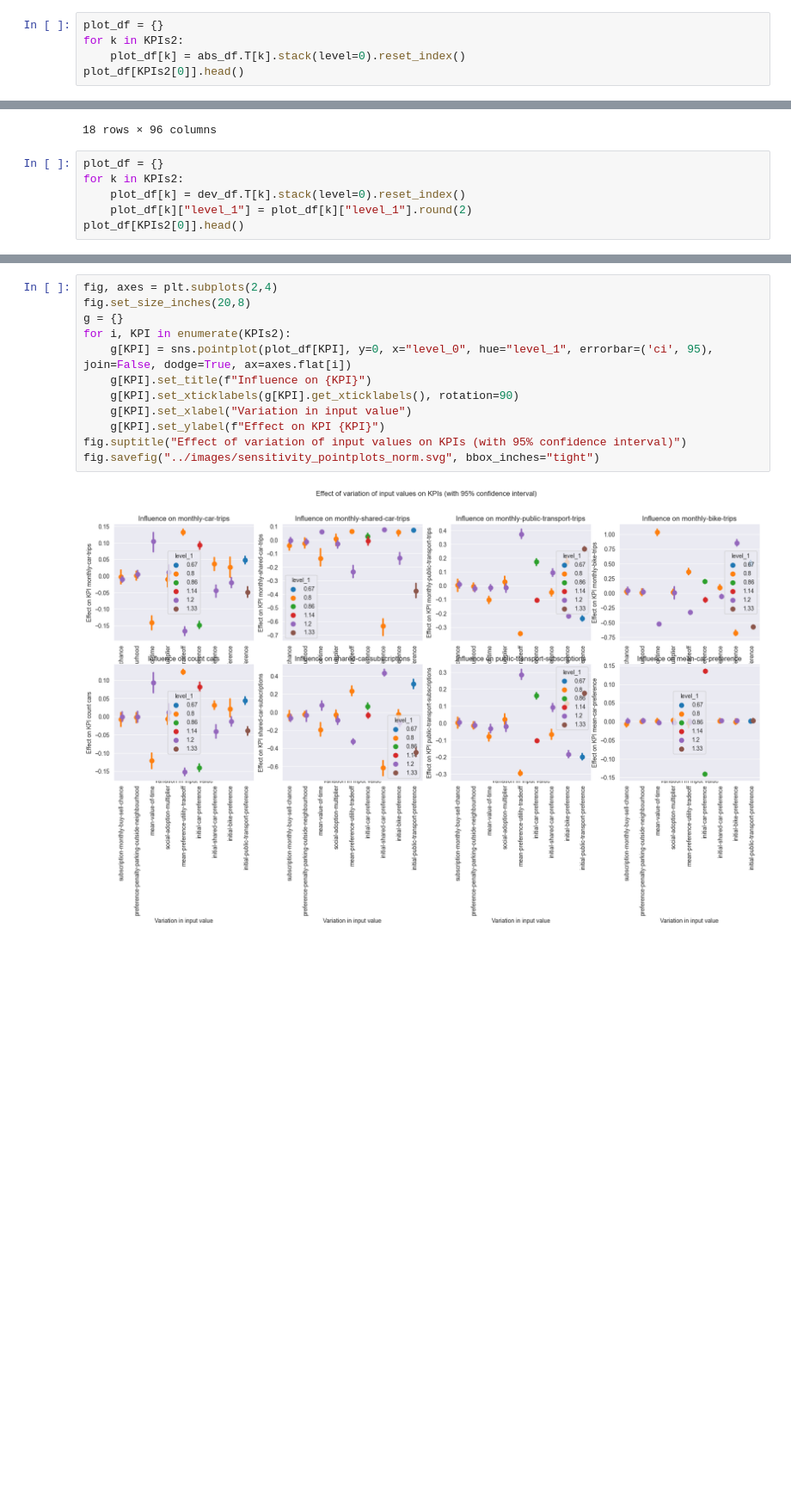
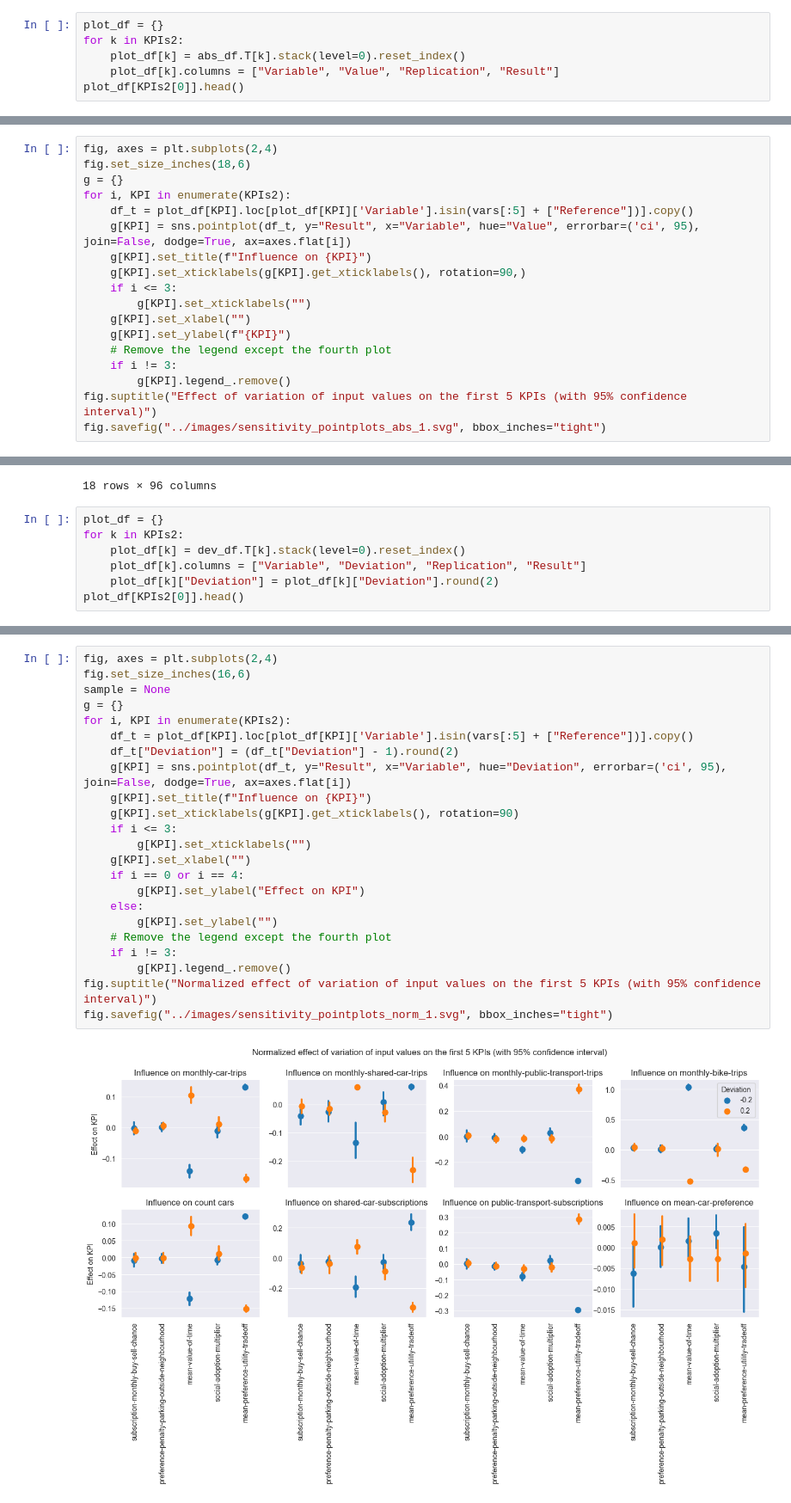
Before and after one commit to EwoutH/SEN9120-ABC, a Jupyter notebook: notebooks/process_sensitivity.ipynb, the cells around one changed output, grey strips where cells are left out. Shown: that part at 86% size. Cells and saved outputs as stored; diff of their text form; blank space fills up the shorter version.

```diff
--- a/notebooks/process_sensitivity.ipynb
+++ b/notebooks/process_sensitivity.ipynb
@@ -120,5 +120,6 @@ KPIs2 = [k for k in KPIs if k not in KPIs_to_drop]
 plot_df = {}
 for k in KPIs2:
     plot_df[k] = abs_df.T[k].stack(level=0).reset_index()
+    plot_df[k].columns = ["Variable", "Value", "Replication", "Result"]
 plot_df[KPIs2[0]].head()
 # %% [output]
@@ -128,3 +129,21 @@ plot_df[KPIs2[0]].head()
 | 2 | Reference | Reference | 2 | 44466.0 |
 | 3 | Reference | Reference | 3 | 43631.0 |
 | 4 | Reference | Reference | 4 | 45013.0 |
+# %%
+fig, axes = plt.subplots(2,4)
+fig.set_size_inches(18,6)
+g = {}
+for i, KPI in enumerate(KPIs2):
+    df_t = plot_df[KPI].loc[plot_df[KPI]['Variable'].isin(vars[:5] + ["Reference"])].copy()
+    g[KPI] = sns.pointplot(df_t, y="Result", x="Variable", hue="Value", errorbar=('ci', 95), join=False, dodge=True, ax=axes.flat[i])
+    g[KPI].set_title(f"Influence on {KPI}")
+    g[KPI].set_xticklabels(g[KPI].get_xticklabels(), rotation=90,)
+    if i <= 3:
+        g[KPI].set_xticklabels("")
+    g[KPI].set_xlabel("")
+    g[KPI].set_ylabel(f"{KPI}")
+    # Remove the legend except the fourth plot
+    if i != 3:
+        g[KPI].legend_.remove()
+fig.suptitle("Effect of variation of input values on the first 5 KPIs (with 95% confidence interval)")
+fig.savefig("../images/sensitivity_pointplots_abs_1.svg", bbox_inches="tight")
@@ -185,6 +212,7 @@ dev_df.T
 plot_df = {}
 for k in KPIs2:
     plot_df[k] = dev_df.T[k].stack(level=0).reset_index()
-    plot_df[k]["level_1"] = plot_df[k]["level_1"].round(2)
+    plot_df[k].columns = ["Variable", "Deviation", "Replication", "Result"]
+    plot_df[k]["Deviation"] = plot_df[k]["Deviation"].round(2)
 plot_df[KPIs2[0]].head()
 # %% [output]
@@ -196,15 +224,26 @@ plot_df[KPIs2[0]].head()
 | 4 | subscription-monthly-buy-sell-chance | 0.8 | 4 | -0.039959 |
 # %%
 fig, axes = plt.subplots(2,4)
-fig.set_size_inches(20,8)
+fig.set_size_inches(16,6)
+sample = None
 g = {}
 for i, KPI in enumerate(KPIs2):
-    g[KPI] = sns.pointplot(plot_df[KPI], y=0, x="level_0", hue="level_1", errorbar=('ci', 95), join=False, dodge=True, ax=axes.flat[i])
+    df_t = plot_df[KPI].loc[plot_df[KPI]['Variable'].isin(vars[:5] + ["Reference"])].copy()
+    df_t["Deviation"] = (df_t["Deviation"] - 1).round(2)
+    g[KPI] = sns.pointplot(df_t, y="Result", x="Variable", hue="Deviation", errorbar=('ci', 95), join=False, dodge=True, ax=axes.flat[i])
     g[KPI].set_title(f"Influence on {KPI}")
     g[KPI].set_xticklabels(g[KPI].get_xticklabels(), rotation=90)
-    g[KPI].set_xlabel("Variation in input value")
-    g[KPI].set_ylabel(f"Effect on KPI {KPI}")
-fig.suptitle("Effect of variation of input values on KPIs (with 95% confidence interval)")
-fig.savefig("../images/sensitivity_pointplots_norm.svg", bbox_inches="tight")
+    if i <= 3:
+        g[KPI].set_xticklabels("")
+    g[KPI].set_xlabel("")
+    if i == 0 or i == 4:
+        g[KPI].set_ylabel("Effect on KPI")
+    else:
+        g[KPI].set_ylabel("")
+    # Remove the legend except the fourth plot
+    if i != 3:
+        g[KPI].legend_.remove()
+fig.suptitle("Normalized effect of variation of input values on the first 5 KPIs (with 95% confidence interval)")
+fig.savefig("../images/sensitivity_pointplots_norm_1.svg", bbox_inches="tight")
 # %% [output]
-[figure, old version]
+[figure, new version]
```
Also changed, not shown: parts of 8 cells of this notebook, 4 other files.
